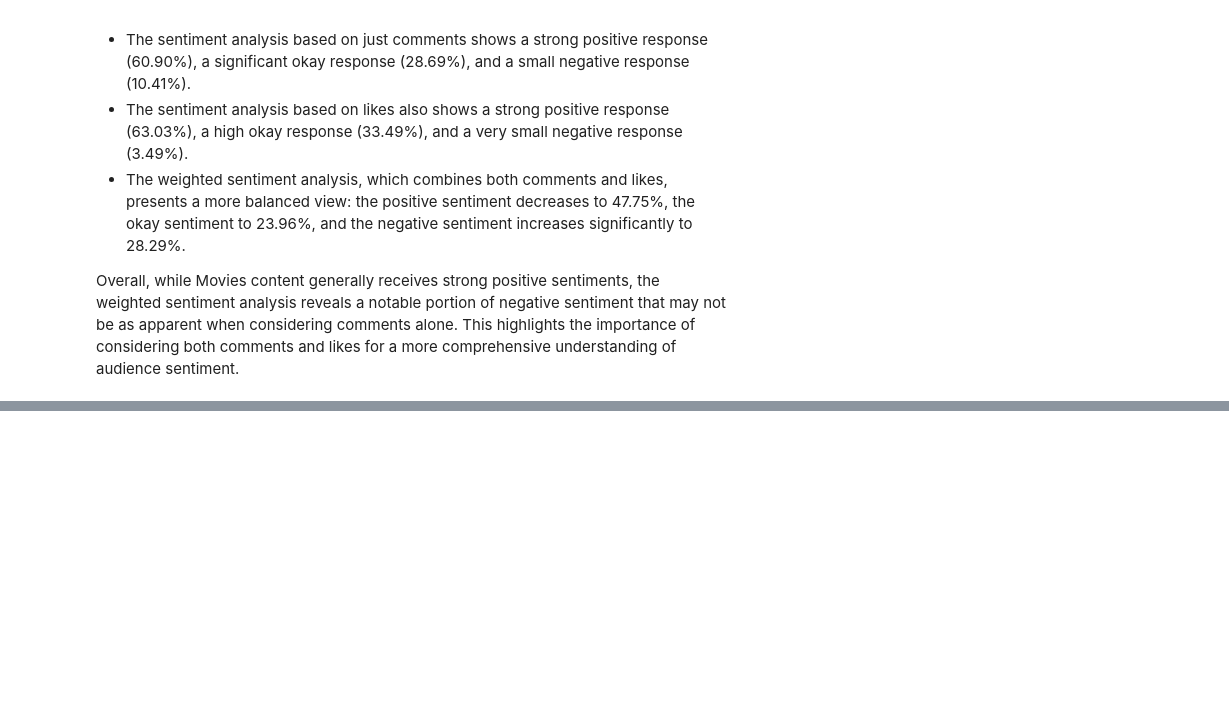
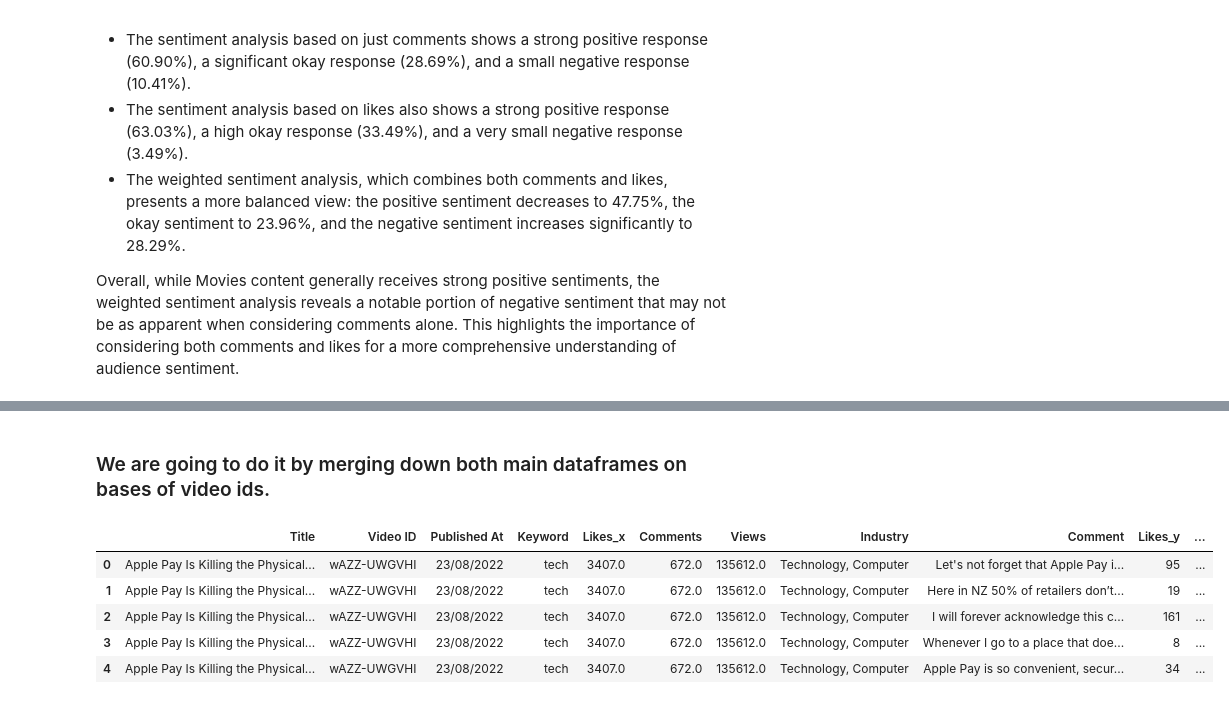
Before and after one commit to bilaalmunir/Data-Science-Youtube-Video-analysis, a Jupyter notebook: main.ipynb, the cells around one changed output, grey strips where cells are left out. Cells and saved outputs as stored; diff of their text form; code cells hidden in the pictures; blank space fills up the shorter version.

```diff
--- a/main.ipynb
+++ b/main.ipynb
@@ -1191,0 +1192,13 @@ Overall, while Movies content generally receives strong positive sentiments, the
+# %% [markdown]
+### We are going to do it by merging down both main dataframes on bases of video ids.
+# %%
+merged_df = pd.merge(videos_stats, Comments, on='Video ID')
+# %%
+merged_df.head()
+# %% [output]
+|  | Title | Video ID | Published At | Keyword | Likes_x | Comments | Views | Industry | Comment | Likes_y | ... |
+| 0 | Apple Pay Is Killing the Physical... | wAZZ-UWGVHI | 23/08/2022 | tech | 3407.0 | 672.0 | 135612.0 | Technology, Computer | Let's not forget that Apple Pay i... | 95 | ... |
+| 1 | Apple Pay Is Killing the Physical... | wAZZ-UWGVHI | 23/08/2022 | tech | 3407.0 | 672.0 | 135612.0 | Technology, Computer | Here in NZ 50% of retailers don’t... | 19 | ... |
+| 2 | Apple Pay Is Killing the Physical... | wAZZ-UWGVHI | 23/08/2022 | tech | 3407.0 | 672.0 | 135612.0 | Technology, Computer | I will forever acknowledge this c... | 161 | ... |
+| 3 | Apple Pay Is Killing the Physical... | wAZZ-UWGVHI | 23/08/2022 | tech | 3407.0 | 672.0 | 135612.0 | Technology, Computer | Whenever I go to a place that doe... | 8 | ... |
+| 4 | Apple Pay Is Killing the Physical... | wAZZ-UWGVHI | 23/08/2022 | tech | 3407.0 | 672.0 | 135612.0 | Technology, Computer | Apple Pay is so convenient, secur... | 34 | ... |
```
Also changed, not shown: parts of 28 cells of this notebook.
